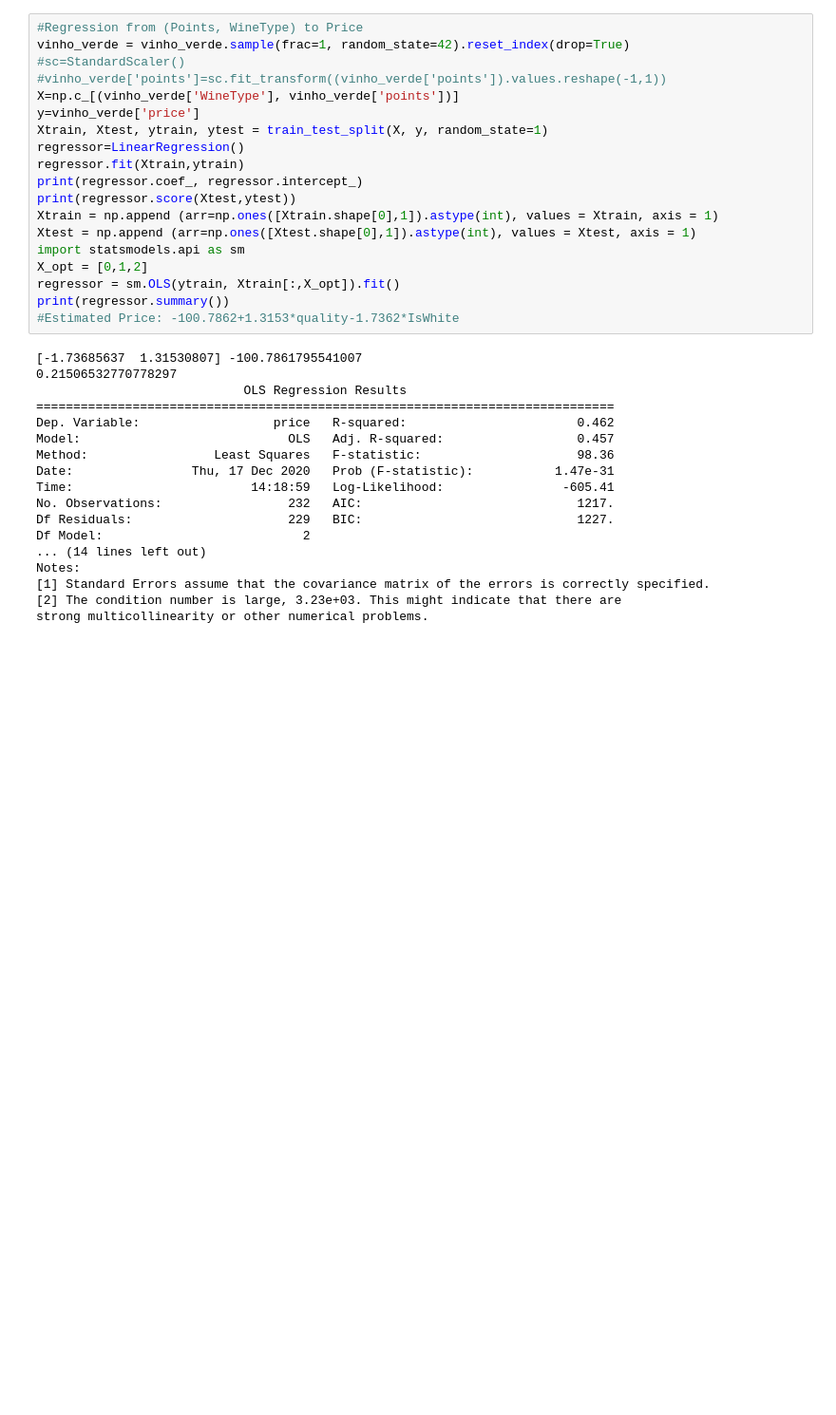
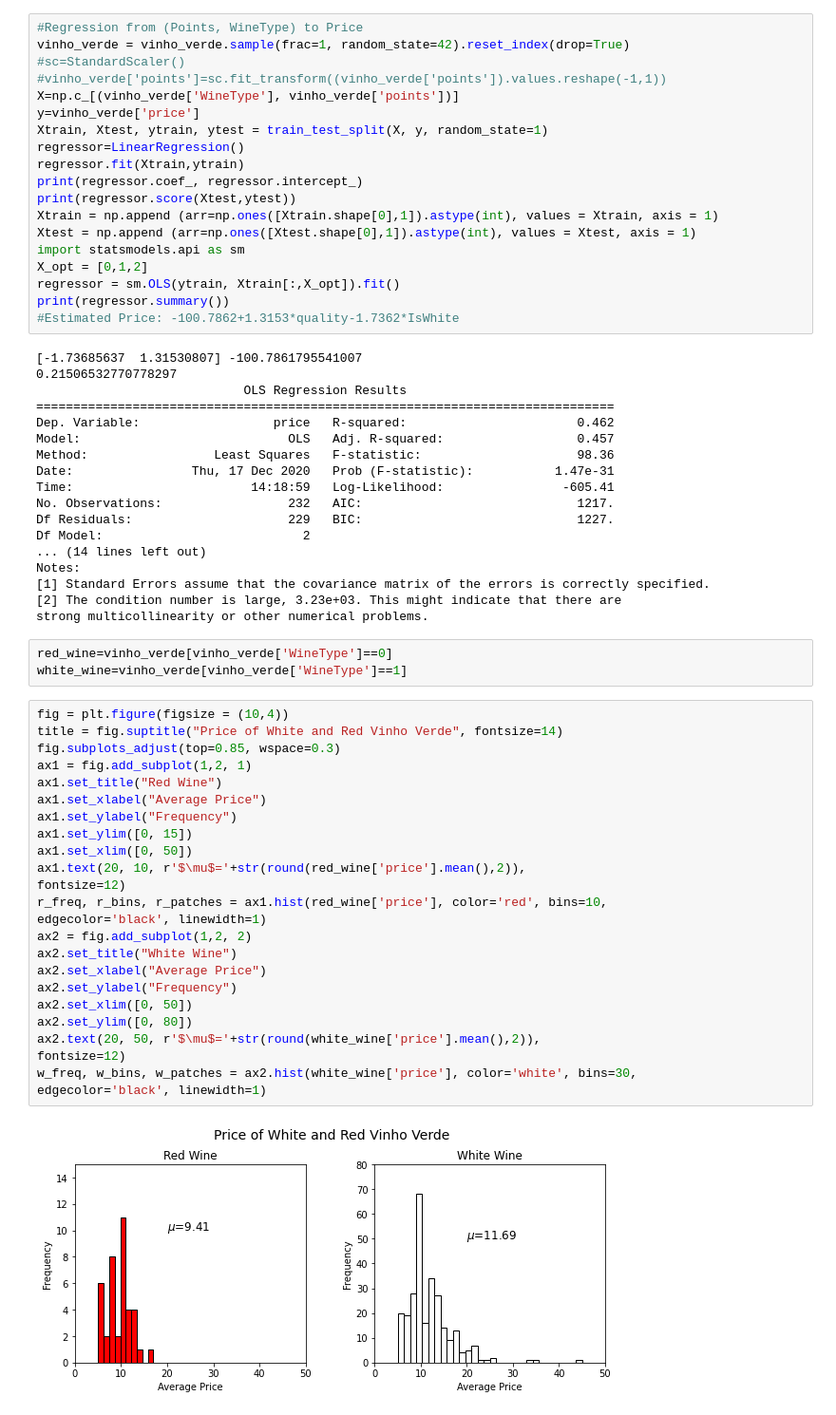
Before and after one commit to beugi19/Insights-on-Vinho-Verde-Quality, a Jupyter notebook: wine_sales.ipynb, the cells around one changed output. Shown: that part at 95% size. Cells and saved outputs as stored; diff of their text form; blank space fills up the shorter version.

```diff
--- a/wine_sales.ipynb
+++ b/wine_sales.ipynb
@@ -321,3 +344,32 @@ Notes:
 [1] Standard Errors assume that the covariance matrix of the errors is correctly specified.
 [2] The condition number is large, 3.23e+03. This might indicate that there are
 strong multicollinearity or other numerical problems.
+# %%
+red_wine=vinho_verde[vinho_verde['WineType']==0]
+white_wine=vinho_verde[vinho_verde['WineType']==1]
+# %%
+fig = plt.figure(figsize = (10,4))
+title = fig.suptitle("Price of White and Red Vinho Verde", fontsize=14)
+fig.subplots_adjust(top=0.85, wspace=0.3)
+ax1 = fig.add_subplot(1,2, 1)
+ax1.set_title("Red Wine")
+ax1.set_xlabel("Average Price")
+ax1.set_ylabel("Frequency")
+ax1.set_ylim([0, 15])
+ax1.set_xlim([0, 50])
+ax1.text(20, 10, r'$\mu$='+str(round(red_wine['price'].mean(),2)),
+fontsize=12)
+r_freq, r_bins, r_patches = ax1.hist(red_wine['price'], color='red', bins=10,
+edgecolor='black', linewidth=1)
+ax2 = fig.add_subplot(1,2, 2)
+ax2.set_title("White Wine")
+ax2.set_xlabel("Average Price")
+ax2.set_ylabel("Frequency")
+ax2.set_xlim([0, 50])
+ax2.set_ylim([0, 80])
+ax2.text(20, 50, r'$\mu$='+str(round(white_wine['price'].mean(),2)),
+fontsize=12)
+w_freq, w_bins, w_patches = ax2.hist(white_wine['price'], color='white', bins=30,
+edgecolor='black', linewidth=1)
+# %% [output]
+[figure, added]
```
Also changed, not shown: parts of 8 cells of this notebook, 1 other file.
